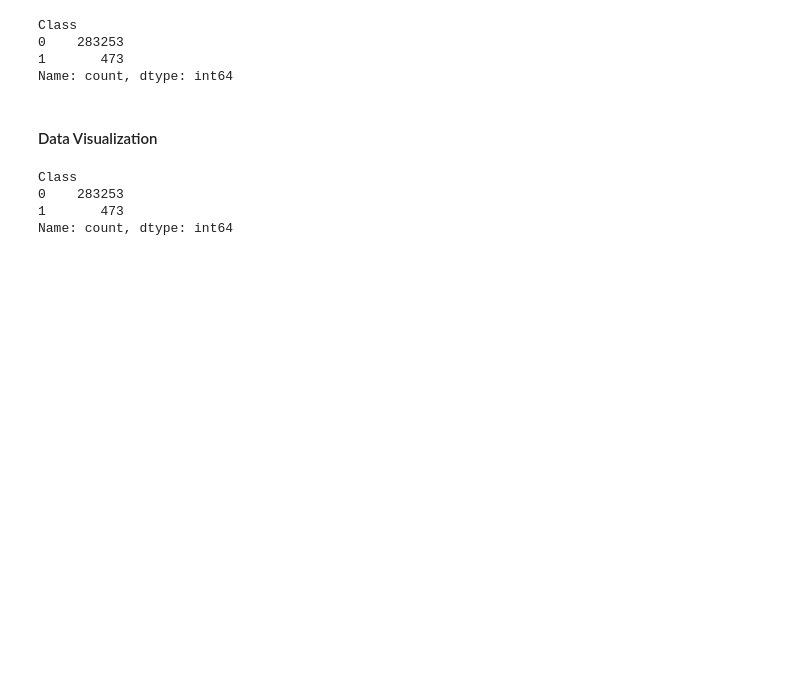
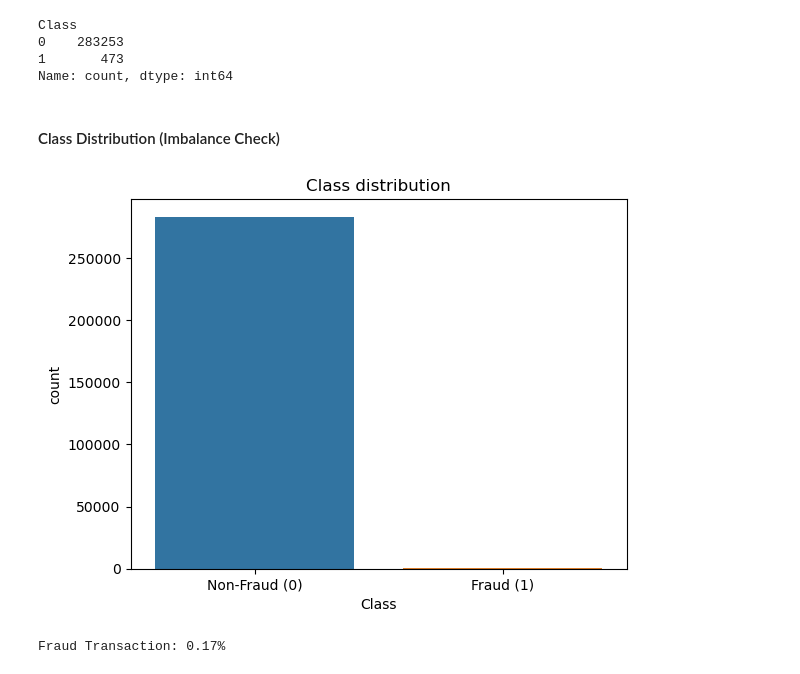
Before and after one commit to HerryTech/Machine-Learning-Projects, a Jupyter notebook: credit_card_fraud/notebook/exploration.ipynb, the cells around one changed output. Saved outputs shown, nothing was run; the diff lists cells and outputs as text; code cells hidden in the pictures; blank space fills up the shorter version.

```diff
--- a/credit_card_fraud/notebook/exploration.ipynb
+++ b/credit_card_fraud/notebook/exploration.ipynb
@@ -62,12 +62,17 @@ Class
 0    283253
 1       473
 Name: count, dtype: int64
-# %% [markdown]
-#### Data Visualization
+# %% [markdown]
+#### Class Distribution (Imbalance Check)
 # %%
-df["Class"].value_counts()
+sns.countplot(x = "Class", data = df)
+plt.title ("Class distribution")
+plt.xticks([0, 1], ["Non-Fraud (0)", "Fraud (1)"])
+plt.show()
 # %% [output]
-Class
-0    283253
-1       473
-Name: count, dtype: int64
+[figure, added]
+# %%
+fraud_percentage = df["Class"].value_counts(normalize = True)[1] * 100
+print(f"Fraud Transaction: {fraud_percentage:.2f}%")
+# %% [output]
+Fraud Transaction: 0.17%
```
Also changed, not shown: parts of 2 cells of this notebook.
